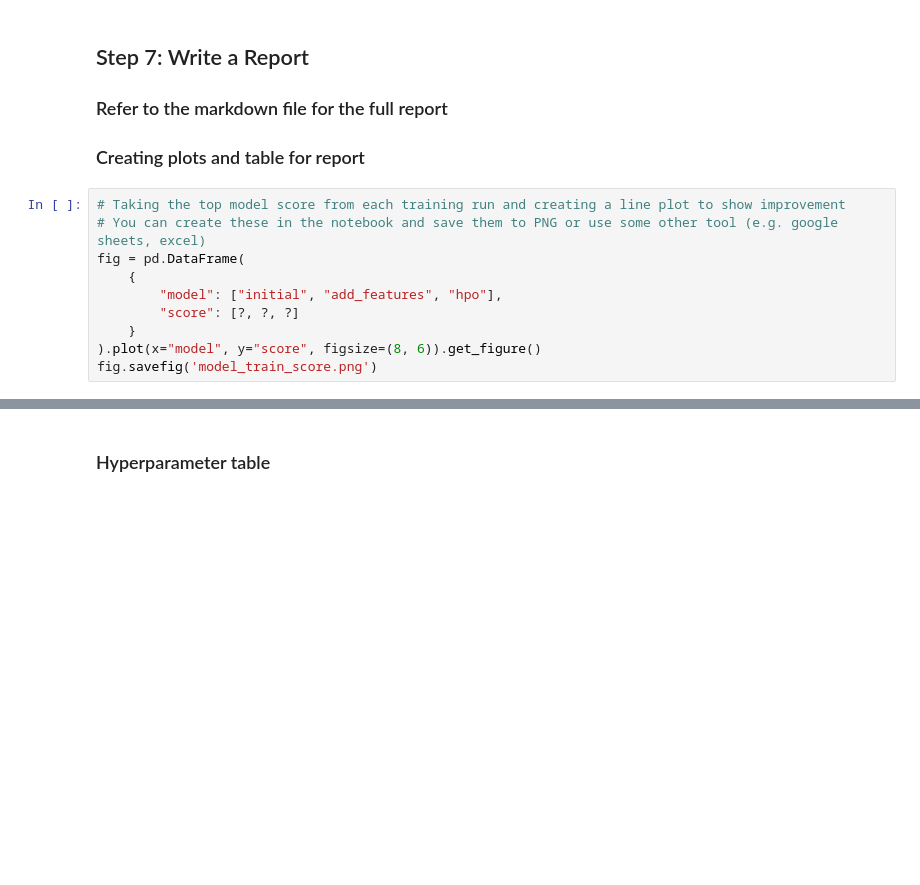
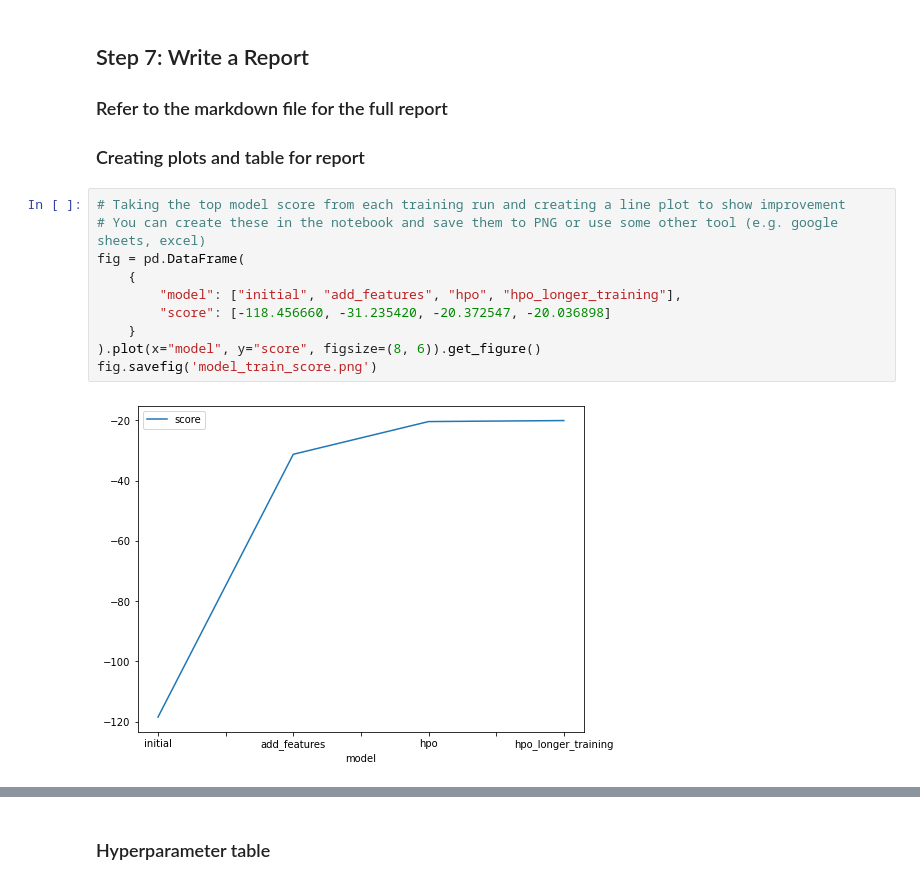
Before and after one commit to markmelling/bike_sharing, a Jupyter notebook: bike-sharing-project.ipynb, the cells around one changed output, grey strips where cells are left out. Cells and saved outputs as stored; diff of their text form; blank space fills up the shorter version.

```diff
--- a/bike-sharing-project.ipynb
+++ b/bike-sharing-project.ipynb
@@ -557,13 +1229,15 @@ submission_new_hpo.to_csv("submission_new_hpo.csv", index=False)
 # %%
 # Taking the top model score from each training run and creating a line plot to show improvement
 # You can create these in the notebook and save them to PNG or use some other tool (e.g. google sheets, excel)
 fig = pd.DataFrame(
     {
-        "model": ["initial", "add_features", "hpo"],
-        "score": [?, ?, ?]
+        "model": ["initial", "add_features", "hpo", "hpo_longer_training"],
+        "score": [-118.456660, -31.235420, -20.372547, -20.036898]
     }
 ).plot(x="model", y="score", figsize=(8, 6)).get_figure()
 fig.savefig('model_train_score.png')
+# %% [output]
+[figure, added]
 # %%
 # Take the 3 kaggle scores and creating a line plot to show improvement
 fig = pd.DataFrame(
```
Also changed, not shown: parts of 66 cells of this notebook, 15 other files.
